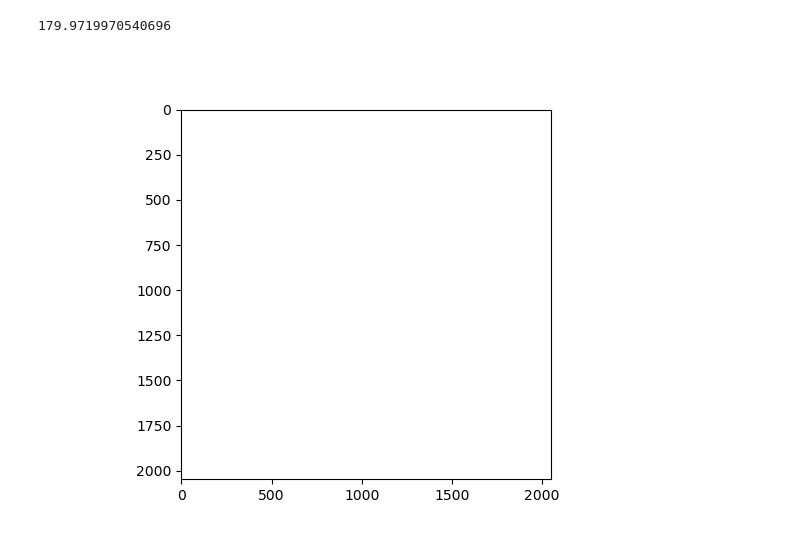
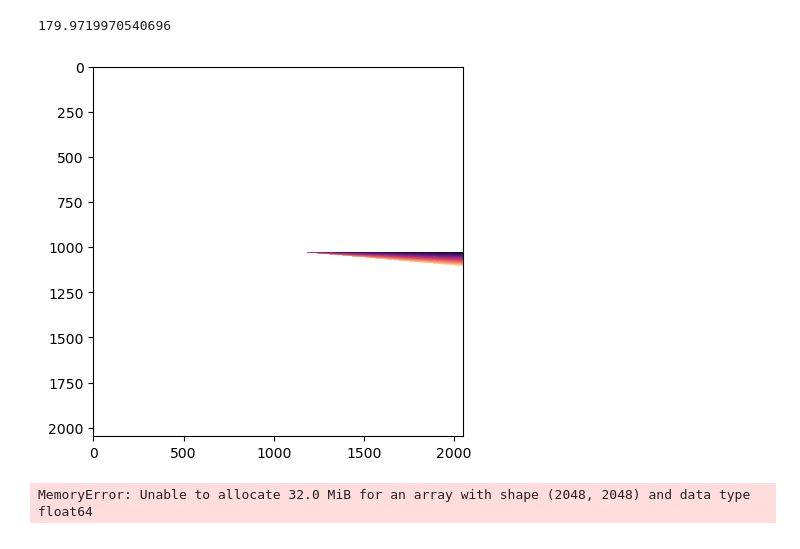
Before and after one commit to dnalverson/SimDAT2D, a Jupyter notebook: SimDAT2D/notebooks/slice_mask.ipynb, the cells around one changed output. Cells and saved outputs as stored; diff of their text form; code cells hidden in the pictures.

Commit message:
adding mask complexity

```diff
--- a/SimDAT2D/notebooks/slice_mask.ipynb
+++ b/SimDAT2D/notebooks/slice_mask.ipynb
@@ -83,7 +82,7 @@ chi_array.max()
 # %%
-my_mask = slice_mask(chi_array, .5, plot = True)
+my_mask = slice_mask(chi_array, 5, plot = True)
 # %% [output]
-[figure, old version]
+[figure, new version]
 # %%
 def rotate_mask_360(chi_array, width, rot_degree = 1, plot = False):
     ''' Rotates a mask 360 degrees around the center of the mask.
@@ -117,7 +116,9 @@ def rotate_mask_360(chi_array, width, rot_degree = 1, plot = False):
 
     return rotated_masks
 # %%
-rotated_masks = rotate_mask_360(chi_array, .5, rot_degree = .1)
+rotated_masks = rotate_mask_360(chi_array, .5, rot_degree = .9)
+# %% [output]
+MemoryError: Unable to allocate 32.0 MiB for an array with shape (2048, 2048) and data type float64
 # %%
 len(rotated_masks)
 # %% [output]
```
Also changed, not shown: parts of 14 cells of this notebook.
